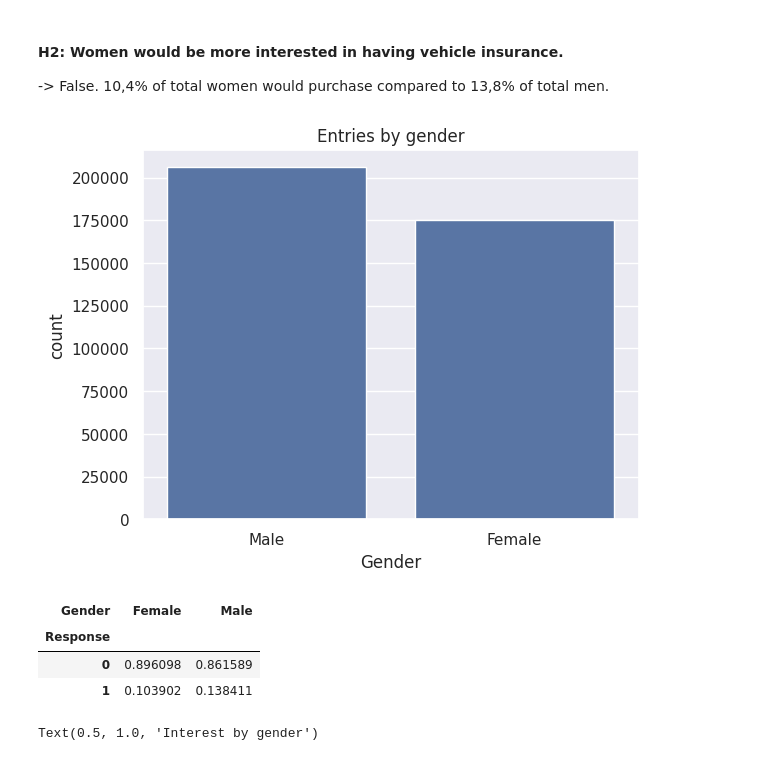
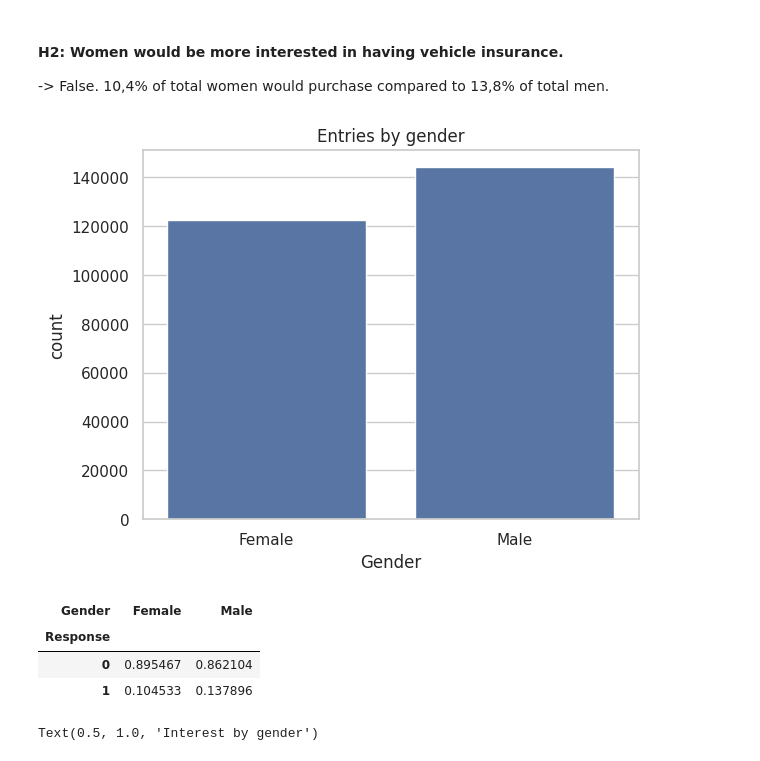
Before and after one commit to ezequielpf/health_insurance_cross_sell, a Jupyter notebook: notebooks/1_car_insurance.ipynb, the cells around one changed output. Cells and saved outputs as stored; diff of their text form; code cells hidden in the pictures.

```diff
--- a/notebooks/1_car_insurance.ipynb
+++ b/notebooks/1_car_insurance.ipynb
@@ -21,22 +21,35 @@ The purpose is to employ a Machine Learning model to order a list of clients, fr
 # %%
 import pandas as pd
 import seaborn as sns
-sns.set_theme(style="darkgrid")
+sns.set_theme(style="whitegrid")
+#sns.set_theme(style="darkgrid")
 import matplotlib.pyplot as plt
 import numpy as np
 
-from sklearn.preprocessing import OneHotEncoder, MinMaxScaler, StandardScaler, QuantileTransformer, PowerTransformer, RobustScaler, TargetEncoder
+from sklearn.model_selection import train_test_split
+from sklearn.preprocessing import TargetEncoder, StandardScaler, RobustScaler
+
 from sklearn.feature_selection import mutual_info_classif
 
-from sklearn.compose import ColumnTransformer
-from sklearn.pipeline import Pipeline
-
-from sklearn.neighbors import KNeighborsClassifier
 from sklearn.ensemble import RandomForestClassifier, HistGradientBoostingClassifier
 from sklearn.linear_model import LogisticRegression
+from sklearn.neighbors import KNeighborsClassifier
 
-from sklearn.model_selection import cross_val_score, cross_val_predict, train_test_split, cross_validate
-from sklearn.metrics import precision_score, recall_score, f1_score, accuracy_score, roc_auc_score
+from sklearn.metrics import precision_score, recall_score, f1_score, accuracy_score, roc_auc_score, ConfusionMatrixDisplay
+
+#from sklearn.preprocessing import OneHotEncoder, MinMaxScaler, StandardScaler, QuantileTransformer, PowerTransformer, RobustScaler, TargetEncoder
+#from sklearn.feature_selection import mutual_info_classif
+#
+#from sklearn.compose import ColumnTransformer
+#from sklearn.pipeline import Pipeline
+#
+#from sklearn.neighbors import KNeighborsClassifier
+#from sklearn.ensemble import RandomForestClassifier, HistGradientBoostingClassifier
+#from sklearn.linear_model import LogisticRegression
+#
+#from sklearn.model_selection import cross_val_score, cross_val_predict, train_test_split, cross_validate
+#from sklearn.metrics import precision_score, recall_score, f1_score, accuracy_score, roc_auc_score
+#
 import scikitplot as skplt
 # %%
 # Random seed
@@ -57,5 +72,5 @@ def some_metrics(y_pred, y_true):
 # %%
-PATH = '/home/ezequiel/Documentos/Comunidade_DS/car_insurance_sell/data/raw/train.csv'
+PATH = '../data/raw/train.csv'
 
 df_raw = pd.read_csv(filepath_or_buffer=PATH)
 df = df_raw.copy()
@@ -144,7 +159,7 @@ memory usage: 34.9+ MB
 # %% [markdown]
 #### Transform type of some categorical features
 # %%
-df['Driving_License'] = df['Driving_License'].astype('category')
-df['Previously_Insured'] = df['Previously_Insured'].astype('category')
-df['Region_Code'] = df['Region_Code'].astype('category')
-df['Policy_Sales_Channel'] = df['Policy_Sales_Channel'].astype('category')
+#df['Driving_License'] = df['Driving_License'].astype('category')
+#df['Previously_Insured'] = df['Previously_Insured'].astype('category')
+#df['Region_Code'] = df['Region_Code'].astype('category')
+#df['Policy_Sales_Channel'] = df['Policy_Sales_Channel'].astype('category')
@@ -201,3 +196,5 @@ df.duplicated().sum()
+# %%
+df_train, df_valid = train_test_split(df, train_size=0.7, stratify=df['Response'], random_state=seed)
 # %% [markdown]
 #### Target variable
 -> Unbalanced target
@@ -288,19 +289,19 @@ plt.title('Purchasing propensity by age group');
 #### **H2**: Women would be more interested in having vehicle insurance.
 -> False. 10,4% of total women would purchase compared to 13,8% of total men.
 # %%
-sns.countplot(data=df, x='Gender')
+sns.countplot(data=df_train, x='Gender')
 plt.title('Entries by gender');
 # %% [output]
-[figure, old version]
+[figure, new version]
 # %%
 # Result given in proportion by gender
-gender_count = pd.crosstab(df['Response'], df['Gender'], normalize='columns')
+gender_count = pd.crosstab(df_train['Response'], df_train['Gender'], normalize='columns')
 gender_count
 # %% [output]
 | Gender | Female | Male |
 | Response |  |  |
-| 0 | 0.896098 | 0.861589 |
-| 1 | 0.103902 | 0.138411 |
+| 0 | 0.895467 | 0.862104 |
+| 1 | 0.104533 | 0.137896 |
 # %%
 fig, ax = plt.subplots(figsize=(8,5))
 gender_count.plot(kind='bar', stacked=True, ax=ax)
```
Also changed, not shown: parts of 96 cells of this notebook, 3 other files.
